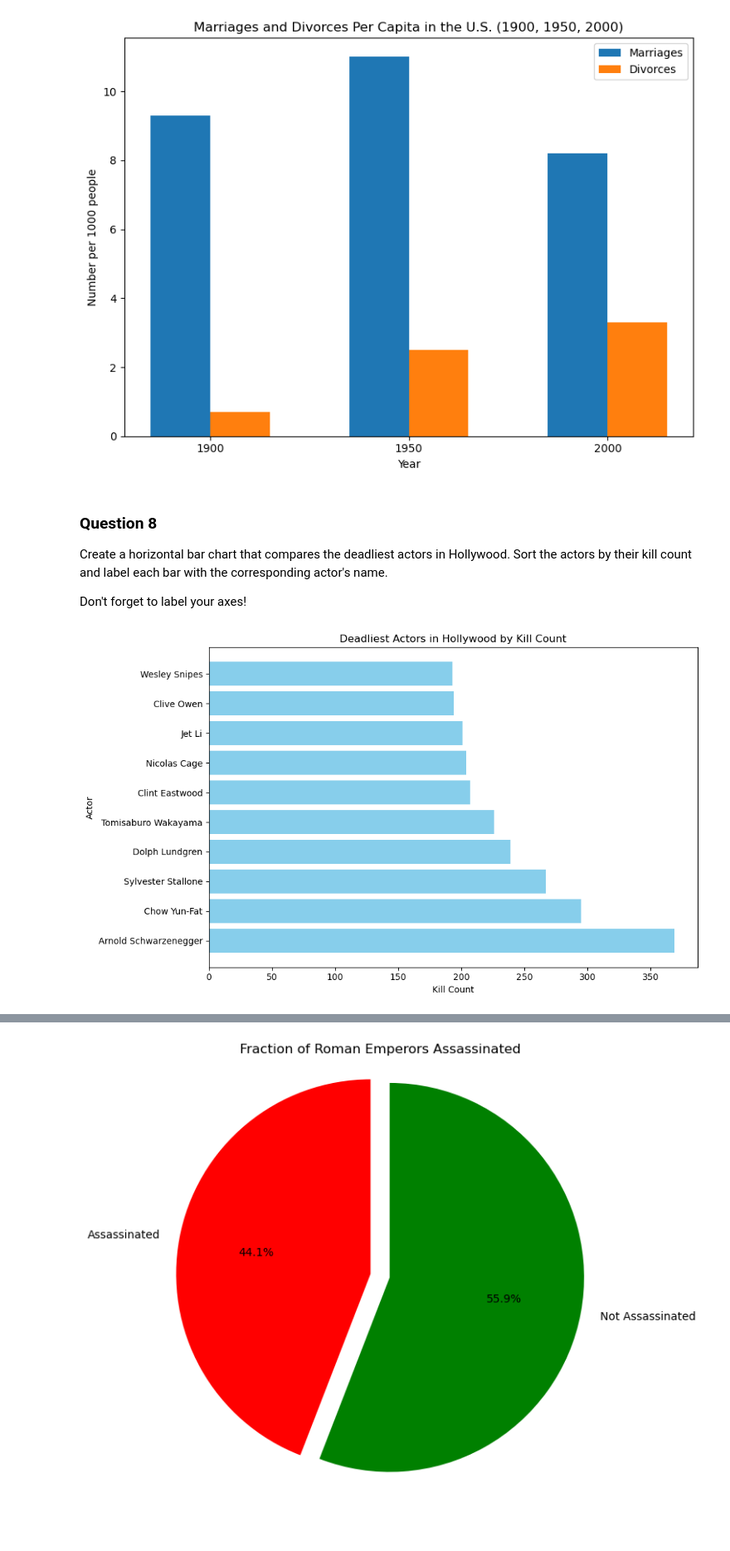
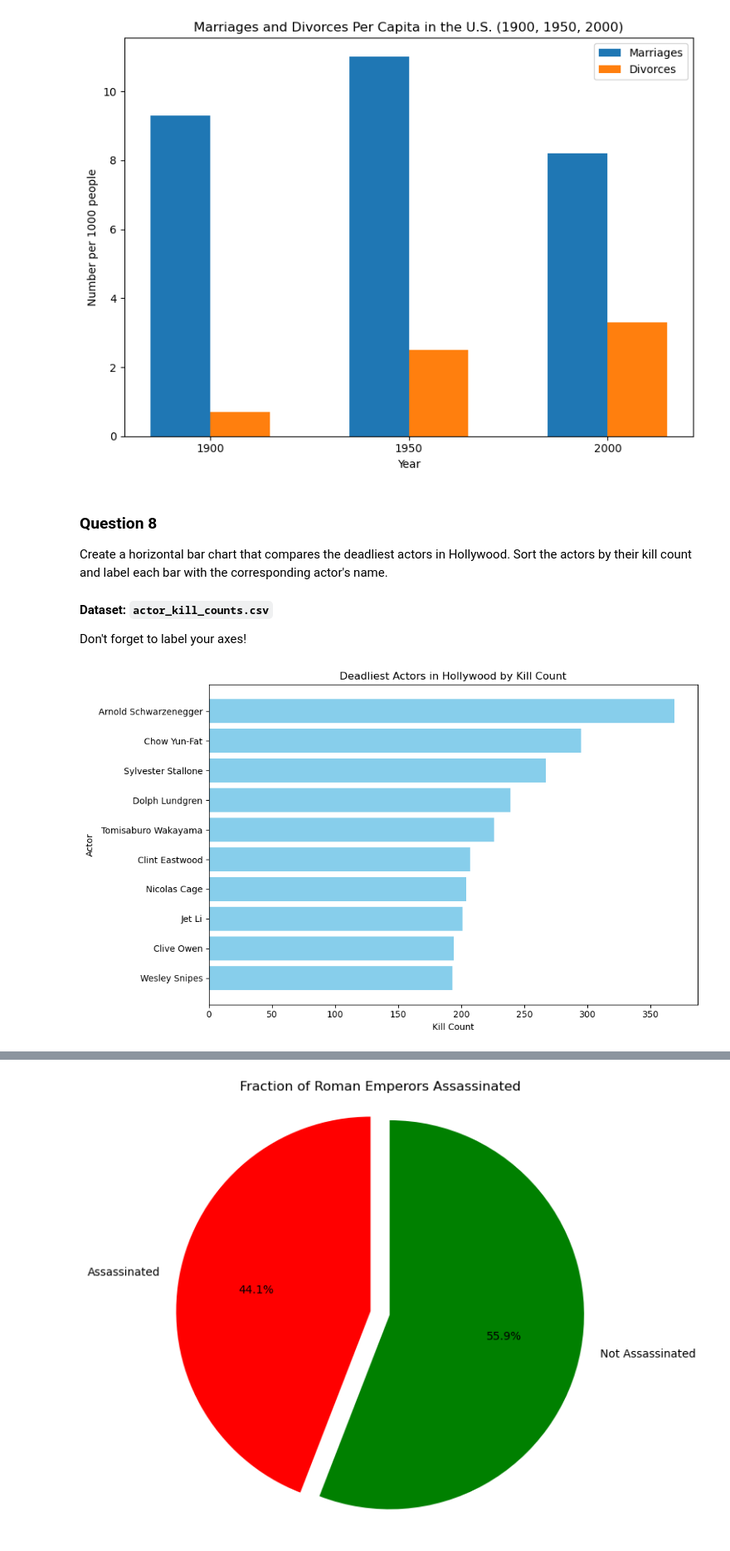
Before and after one commit to takshilk-gc/Takshil.Khorasia.BDAT1004PS3, a Jupyter notebook: ProblemSet3Solution.ipynb, the cells around one changed output, grey strips where cells are left out. Shown at 83% size. Drawn from its saved outputs; the diff is of its cells as text; code cells hidden in the pictures; blank space fills up the shorter version.

```diff
--- a/ProblemSet3Solution.ipynb
+++ b/ProblemSet3Solution.ipynb
@@ -598,33 +607,35 @@ plt.show()  # Show the plot
 
 Create a horizontal bar chart that compares the deadliest actors in Hollywood. Sort the actors by their kill count and label each bar with the corresponding actor's name.
 
+#### Dataset: `actor_kill_counts.csv`
+
 Don't forget to label your axes!
 # %%
 # Step 1: Import necessary libraries
 import pandas as pd
 import matplotlib.pyplot as plt
 
 # Step 2: Load the dataset
 url = "actor_kill_counts.csv"
 df = pd.read_csv(url)
 
-# Step 3: Sort the dataset by kill count in descending order
-df_sorted = df.sort_values('Count', ascending=False)
+# Step 3: Sort the dataset by kill count
+df_sorted = df.sort_values('Count', ascending=True)
 
 # Step 4: Create a horizontal bar chart
 plt.figure(figsize=(10, 6))  # Set figure size
 plt.barh(df_sorted['Actor'], df_sorted['Count'], color='skyblue')  # Horizontal bars
 
 # Step 5: Labeling the axes and adding a title
 plt.xlabel('Kill Count')  # Label the x-axis
 plt.ylabel('Actor')  # Label the y-axis
 plt.title('Deadliest Actors in Hollywood by Kill Count')  # Title of the plot
 
 # Step 6: Display the plot
 plt.tight_layout()  # Adjust layout to avoid clipping
 plt.show()  # Show the plot
 # %% [output]
-[figure, old version]
+[figure, new version]
 # %% [markdown]
 ### Question 9
 
```
Also changed, not shown: parts of 9 cells of this notebook.
